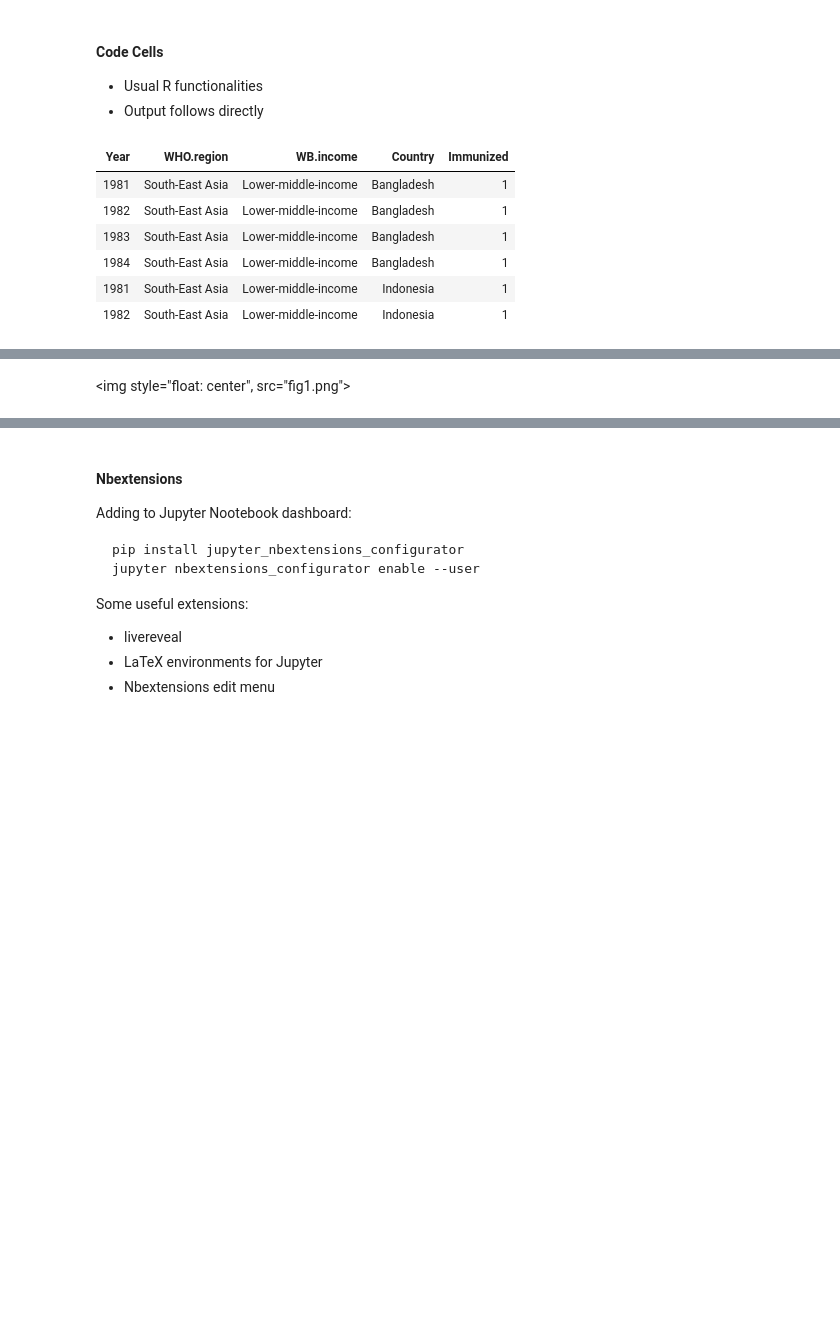
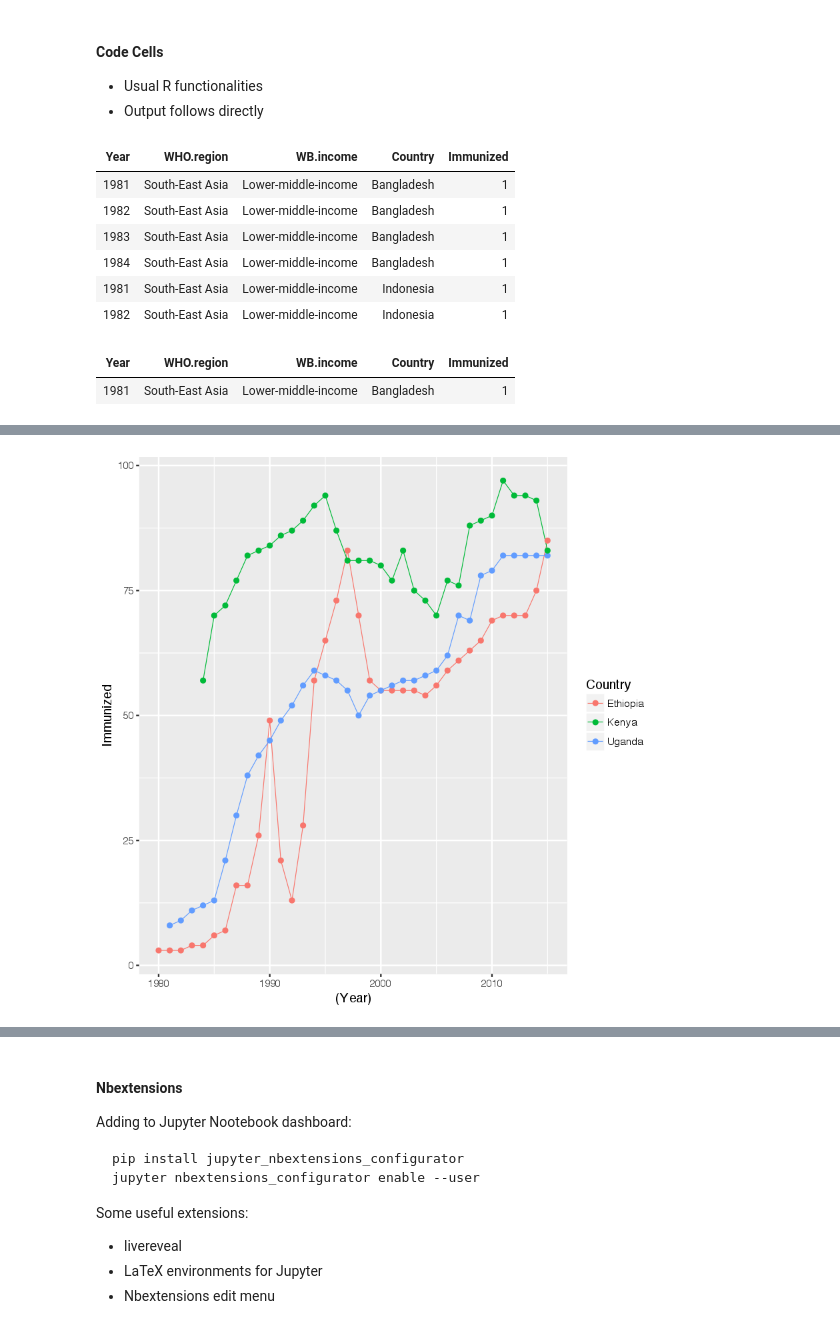
Before and after one commit to foulkes/jupyter, a Jupyter notebook: ENAR-2017-Tutorial-Jupyter.ipynb, the cells around one changed output, grey strips where cells are left out. Cells and saved outputs as stored; diff of their text form; code cells hidden in the pictures; blank space fills up the shorter version.

```diff
--- a/ENAR-2017-Tutorial-Jupyter.ipynb
+++ b/ENAR-2017-Tutorial-Jupyter.ipynb
@@ -237,6 +235,7 @@ who.polio <- data.frame(Year = dta$Year,
         Country = dta$Country,
         Immunized = dta$Numeric)
 head(who.polio)
+who.polio[1,]
 # %% [output]
 | Year | WHO.region | WB.income | Country | Immunized |
 | 1981 | South-East Asia | Lower-middle-income | Bangladesh | 1 |
@@ -245,13 +244,13 @@ head(who.polio)
 | 1984 | South-East Asia | Lower-middle-income | Bangladesh | 1 |
 | 1981 | South-East Asia | Lower-middle-income | Indonesia | 1 |
 | 1982 | South-East Asia | Lower-middle-income | Indonesia | 1 |
+| Year | WHO.region | WB.income | Country | Immunized |
+| 1981 | South-East Asia | Lower-middle-income | Bangladesh | 1 |
 # %%
 library(ggplot2)
-png("fig1.png")
 ggplot(data=subset(who.polio,
         Country %in% c("Ethiopia","Kenya","Uganda")),
         aes(x=(Year),y=Immunized)) +
         geom_line(aes(colour=Country),size=.25) +
         geom_point(aes(colour=Country))
-dev.off()
 # %% [output]
@@ -260,3 +259,2 @@ pdf
+[figure, added]
-# %% [markdown]
-<img style="float: center", src="fig1.png">
 # %%
```
Also changed, not shown: parts of 14 cells of this notebook.
